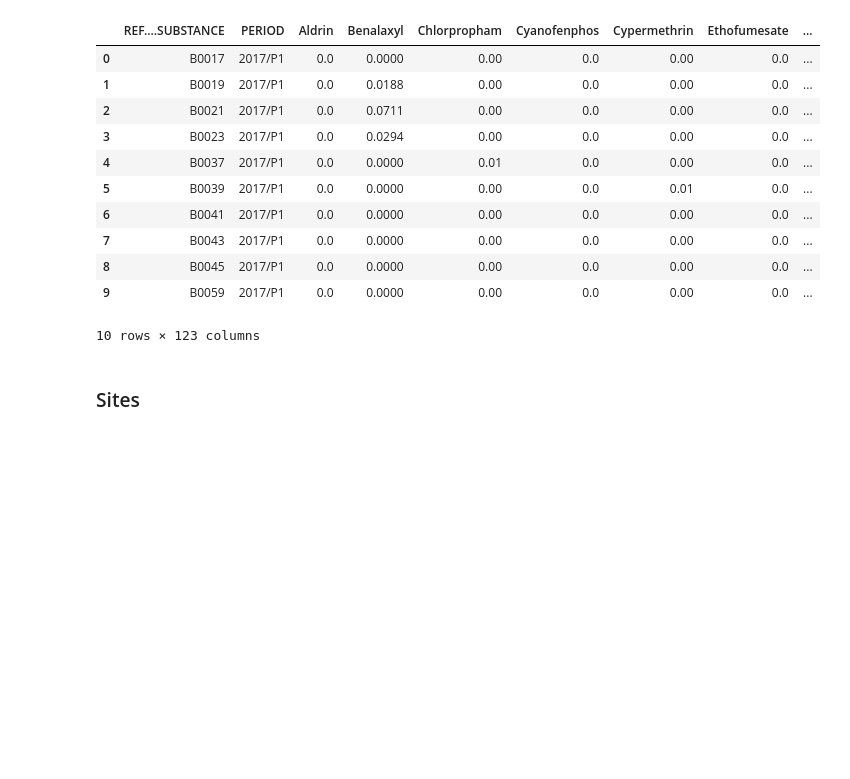
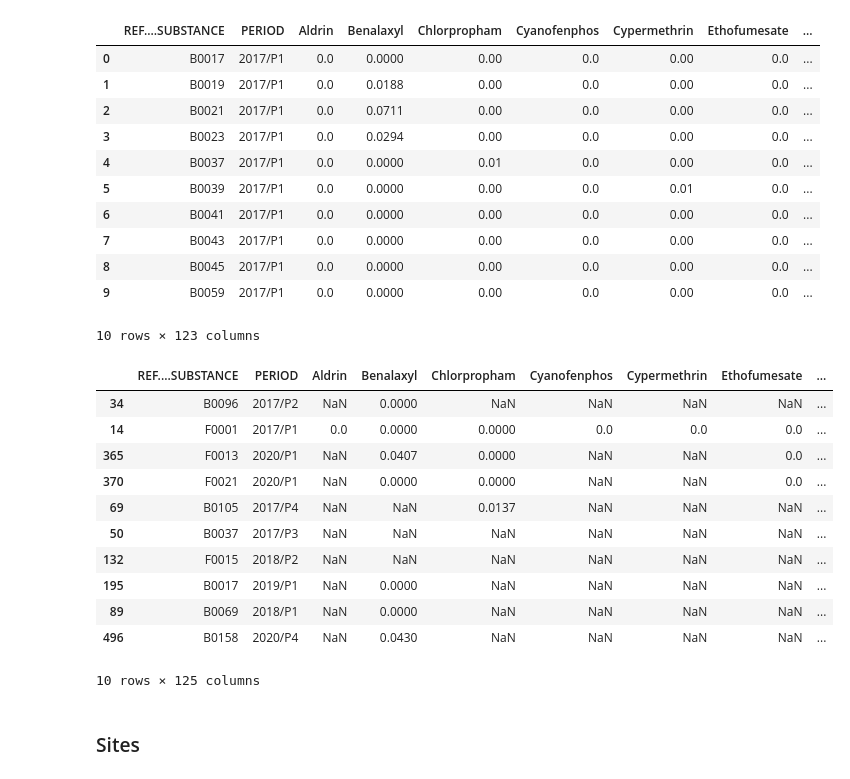
Before and after one commit to Demesmaeker/beeOdiversity, a Jupyter notebook: 01_preprocessing.ipynb, the cells around one changed output. Saved outputs shown, nothing was run; the diff lists cells and outputs as text; code cells hidden in the pictures; blank space fills up the shorter version.

Commit message:
year/trimester + some questions

```diff
--- a/01_preprocessing.ipynb
+++ b/01_preprocessing.ipynb
@@ -212,6 +212,23 @@ pesticides_df.head(10)
 | 8 | B0045 | 2017/P1 | 0.0 | 0.0000 | 0.00 | 0.0 | 0.00 | 0.0 | ... |
 | 9 | B0059 | 2017/P1 | 0.0 | 0.0000 | 0.00 | 0.0 | 0.00 | 0.0 | ... |
 10 rows × 123 columns
+# %%
+pesticides_df['year'] = pesticides_df['PERIOD'].apply(lambda x: x[:4])
+pesticides_df['trimester'] = pesticides_df['PERIOD'].apply(lambda x: x[-1:])
+pesticides_df.sample(10)
+# %% [output]
+|  | REF....SUBSTANCE | PERIOD | Aldrin | Benalaxyl | Chlorpropham | Cyanofenphos | Cypermethrin | Ethofumesate | ... |
+| 34 | B0096 | 2017/P2 | NaN | 0.0000 | NaN | NaN | NaN | NaN | ... |
+| 14 | F0001 | 2017/P1 | 0.0 | 0.0000 | 0.0000 | 0.0 | 0.0 | 0.0 | ... |
+| 365 | F0013 | 2020/P1 | NaN | 0.0407 | 0.0000 | NaN | NaN | 0.0 | ... |
+| 370 | F0021 | 2020/P1 | NaN | 0.0000 | 0.0000 | NaN | NaN | 0.0 | ... |
+| 69 | B0105 | 2017/P4 | NaN | NaN | 0.0137 | NaN | NaN | NaN | ... |
+| 50 | B0037 | 2017/P3 | NaN | NaN | NaN | NaN | NaN | NaN | ... |
+| 132 | F0015 | 2018/P2 | NaN | NaN | NaN | NaN | NaN | NaN | ... |
+| 195 | B0017 | 2019/P1 | NaN | 0.0000 | NaN | NaN | NaN | NaN | ... |
+| 89 | B0069 | 2018/P1 | NaN | 0.0000 | NaN | NaN | NaN | NaN | ... |
+| 496 | B0158 | 2020/P4 | NaN | 0.0430 | NaN | NaN | NaN | NaN | ... |
+10 rows × 125 columns
 # %% [markdown]
 ### Sites
 # %%
```
Also changed, not shown: parts of 10 cells of this notebook.
